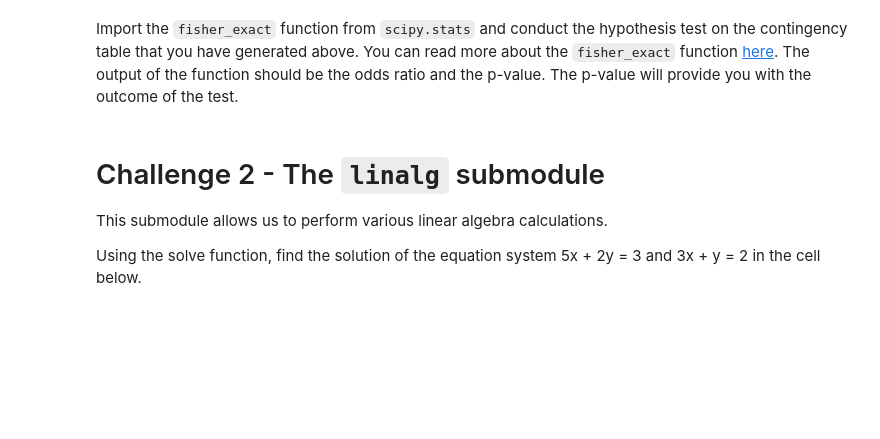
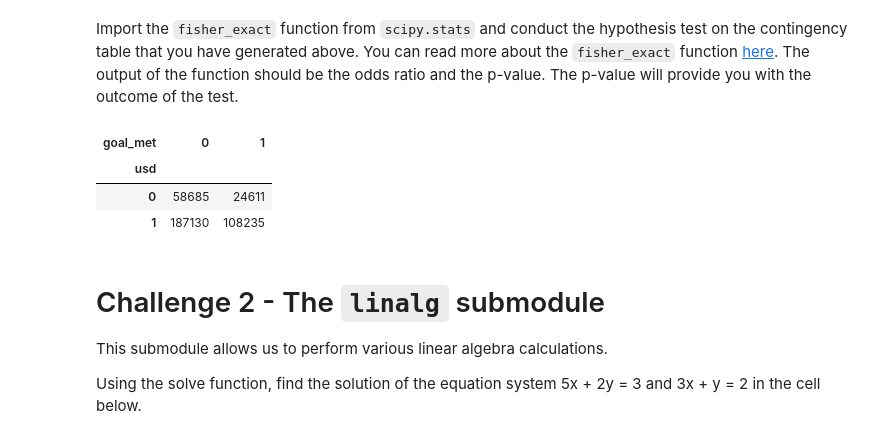
Before and after one commit to ironhack-datalabs/datamad0320, a Jupyter notebook: module-2/lab-intro-to-scipy/your-code/main.ipynb, the cells around one changed output. Saved outputs shown, nothing was run; the diff lists cells and outputs as text; code cells hidden in the pictures; blank space fills up the shorter version.

```diff
--- a/module-2/lab-intro-to-scipy/your-code/main.ipynb
+++ b/module-2/lab-intro-to-scipy/your-code/main.ipynb
@@ -59,0 +60,5 @@ Let's perform Fisher's exact test on our KickStarter data. We intend to test the
+# %%
+# Your code here:
+
+kickstarter["goal_met"]=np.where(kickstarter["usd_pledged_real"]>kickstarter["usd_goal_real"],1,0)
+kickstarter.head()
@@ -63,0 +74,8 @@ Next, create a column that checks whether the currency of the project is in US D
+# %%
+# Your code here:
+
+kickstarter["usd"]=np.where(kickstarter["currency"]=="USD",1,0)
+
+#Check if the column is correctly created
+filtered=kickstarter[(kickstarter["usd"]==0)&(kickstarter["currency"]=="USD")] # no hay ningun USD con 0 en columna usd
+kickstarter.head()
@@ -67,3 +92,10 @@ Now create a contingency table using the `pd.crosstab` function in the cell belo
 Import the `fisher_exact` function from `scipy.stats` and conduct the hypothesis test on the contingency table that you have generated above. You can read more about the `fisher_exact` function [here](https://docs.scipy.org/doc/scipy/reference/generated/scipy.stats.fisher_exact.html#scipy.stats.fisher_exact). The output of the function should be the odds ratio and the p-value. The p-value will provide you with the outcome of the test.
 # %%
 # Your code here:
+df=pd.crosstab(kickstarter["usd"],[kickstarter["goal_met"]])
+df
+# %% [output]
+| goal_met | 0 | 1 |
+| usd |  |  |
+| 0 | 58685 | 24611 |
+| 1 | 187130 | 108235 |
```
Also changed, not shown: parts of 17 cells of this notebook.
